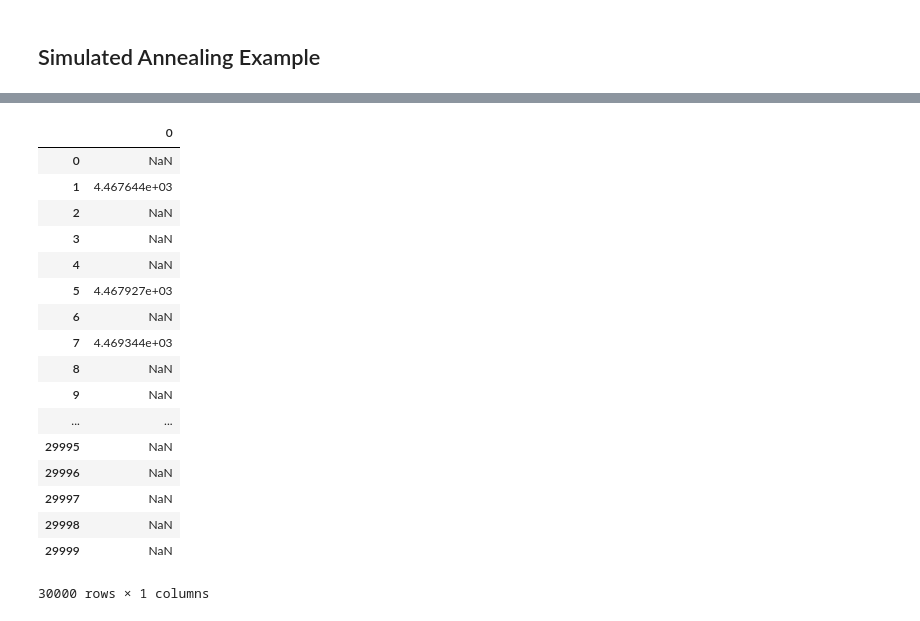
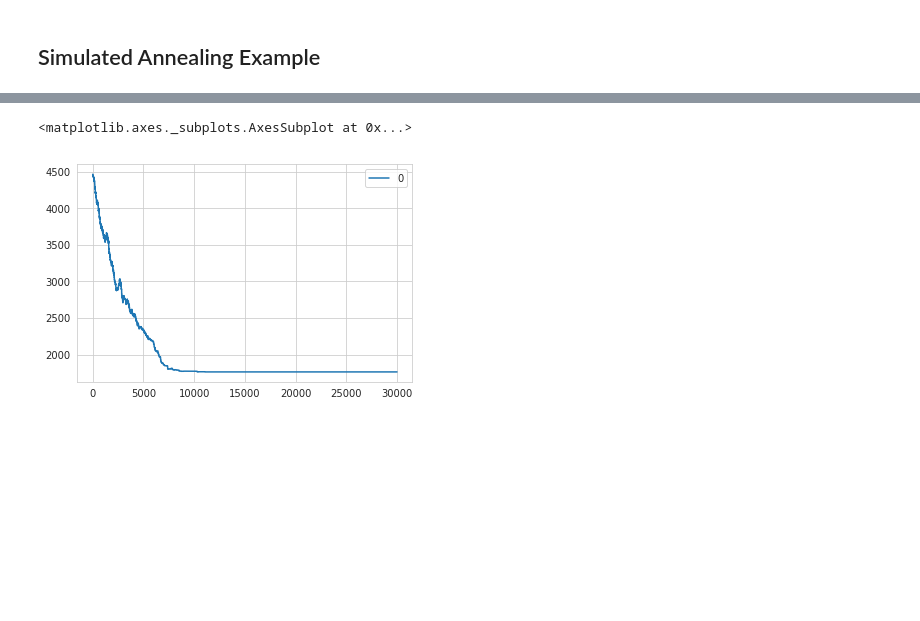
Before and after one commit to CLAHRCWessex/cluster-sa-py, a Jupyter notebook: simple_clustering_examples.ipynb, the cells around one changed output, grey strips where cells are left out. Saved outputs shown, nothing was run; the diff lists cells and outputs as text; code cells hidden in the pictures; blank space fills up the shorter version.

```diff
--- a/simple_clustering_examples.ipynb
+++ b/simple_clustering_examples.ipynb
@@ -167,24 +162,8 @@ Iter 3182/30000 10.606666666666667. Group changes=40. E=4464.042198071277 E/Eini
 # %%
-pd.DataFrame(search_history)
+pd.DataFrame(search_history).plot()
 # %% [output]
-|  | 0 |
-| 0 | NaN |
-| 1 | 4.467644e+03 |
-| 2 | NaN |
-| 3 | NaN |
-| 4 | NaN |
-| 5 | 4.467927e+03 |
-| 6 | NaN |
-| 7 | 4.469344e+03 |
-| 8 | NaN |
-| 9 | NaN |
-| ... | ... |
-| 29995 | NaN |
-| 29996 | NaN |
-| 29997 | NaN |
-| 29998 | NaN |
-| 29999 | NaN |
-30000 rows × 1 columns
+<matplotlib.axes._subplots.AxesSubplot at 0x...>
+[figure, added]
 # %%
 df_pred_sa = pd.DataFrame(unlabelled_x, columns=['annual_income', 'spending_score'])
 df_pred_sa['cluster'] = state
```
Also changed, not shown: parts of 7 cells of this notebook, 9 other files.
